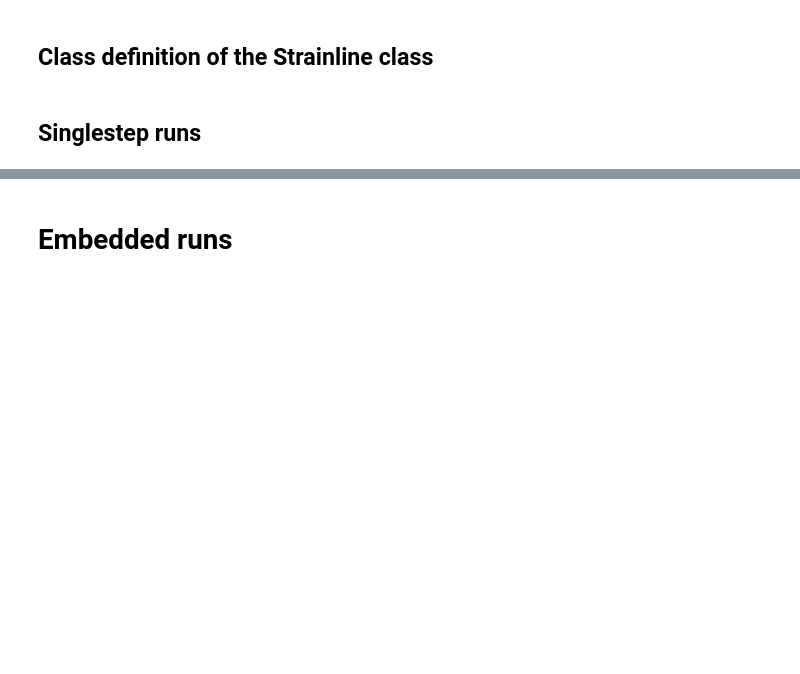
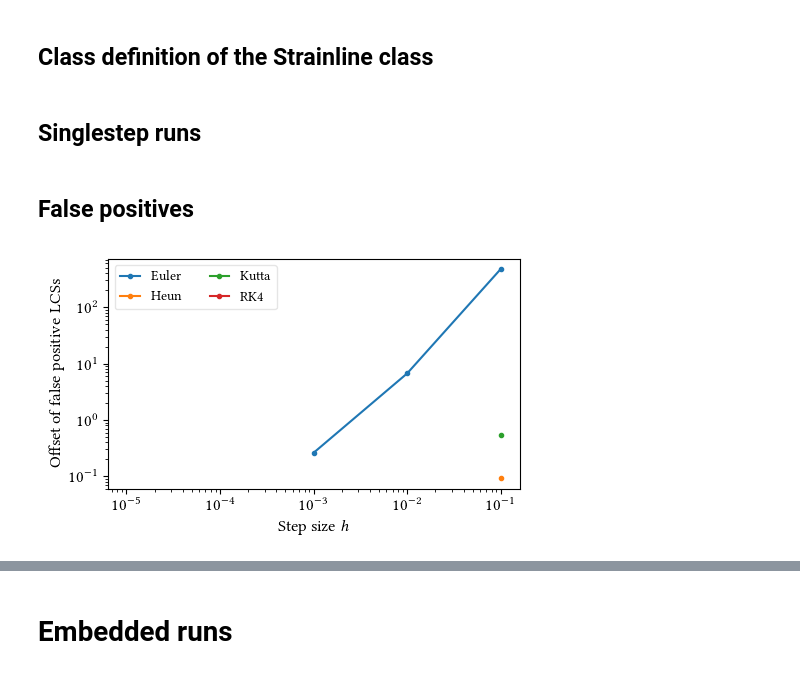
Before and after one commit to arnemagnus/physics_project, a Jupyter notebook: notebooks/doublegyre/calculate_errors_haller_effect.ipynb, the cells around one changed output, grey strips where cells are left out. Saved outputs shown, nothing was run; the diff lists cells and outputs as text; code cells hidden in the pictures; blank space fills up the shorter version.

Commit message:
Altered error estimation of LCSs in order to differentiate between false positives and negatives. Added the central limit theorem to the bulletin list for the discussion section

```diff
--- a/notebooks/doublegyre/calculate_errors_haller_effect.ipynb
+++ b/notebooks/doublegyre/calculate_errors_haller_effect.ipynb
@@ -500,0 +474,2 @@ class Strainline:
+# %% [markdown]
+## False positives
@@ -500,0 +492,2 @@ class Strainline:
+# %%
+intstep = 0.001
@@ -500,0 +507,37 @@ class Strainline:
+# %%
+singlestep_lcs_fp_fp = [np.load('errors/{}/lcs_errs_rms_fp_fp.npy'.format(integrator.__name__)) for integrator in singlestep_integrators]
+singlestep_lcs_fp_nn = [np.load('errors/{}/lcs_errs_rms_fp_nn.npy'.format(integrator.__name__)) for integrator in singlestep_integrators]
+singlestep_lcs_fn_fn = [np.load('errors/{}/lcs_errs_rms_fn_fn.npy'.format(integrator.__name__)) for integrator in singlestep_integrators]
+singlestep_lcs_fn_nn = [np.load('errors/{}/lcs_errs_rms_fn_nn.npy'.format(integrator.__name__)) for integrator in singlestep_integrators]
+
+
+
+embedded_lcs_fp_fp = [np.load('errors/{}/lcs_errs_rms_fp_fp.npy'.format(integrator.__name__)) for integrator in embedded_integrators]
+embedded_lcs_fp_nn = [np.load('errors/{}/lcs_errs_rms_fp_nn.npy'.format(integrator.__name__)) for integrator in embedded_integrators]
+embedded_lcs_fn_fn = [np.load('errors/{}/lcs_errs_rms_fn_fn.npy'.format(integrator.__name__)) for integrator in embedded_integrators]
+embedded_lcs_fn_nn = [np.load('errors/{}/lcs_errs_rms_fn_nn.npy'.format(integrator.__name__)) for integrator in embedded_integrators]
+# %%
+fig = plt.figure(1,figsize=(5.05,3.1))
+plot = fig.add_subplot(111)
+
+names = ['Euler','Heun','Kutta','RK4']
+scales = [1e-1,9e-1,7e0,4e1]
+
+for j,err in enumerate(singlestep_lcs_fp_fp):
+    l,=plot.plot(hs,err,marker='.',label='{}'.format(names[j]))
+    #plot.plot(hs,scales[j]*hs**(j+1),'--',c=l.get_color(),label=r'$\sim h^{}$'.format(j+1))
+
+plot.tick_params(axis='both', which='major', labelsize=12)
+plot.tick_params(axis='both', which='minor', labelsize=10)
+plot.set_yscale('log')
+plot.set_xscale('log')
+#plot.set_ylim(1e-10,1e-1)
+#plot.set_ylim(1e-16,1)
+leg = plot.legend(loc='best', ncol=2,fontsize=10,markerscale=1,handlelength=1.4)
+leg.get_frame().set_alpha(0.5)
+plot.set_xlabel(r'Step size $h$',fontsize=12)
+plot.set_ylabel(r'Offset of false positive LCSs',fontsize=12)
+plt.tight_layout()
+plt.savefig('error_plots/lcs_errors_fixed_steplength_fp_fp.pgf')
+# %% [output]
+[figure, added]
```
Also changed, not shown: parts of 21 cells of this notebook, 34 other files.
